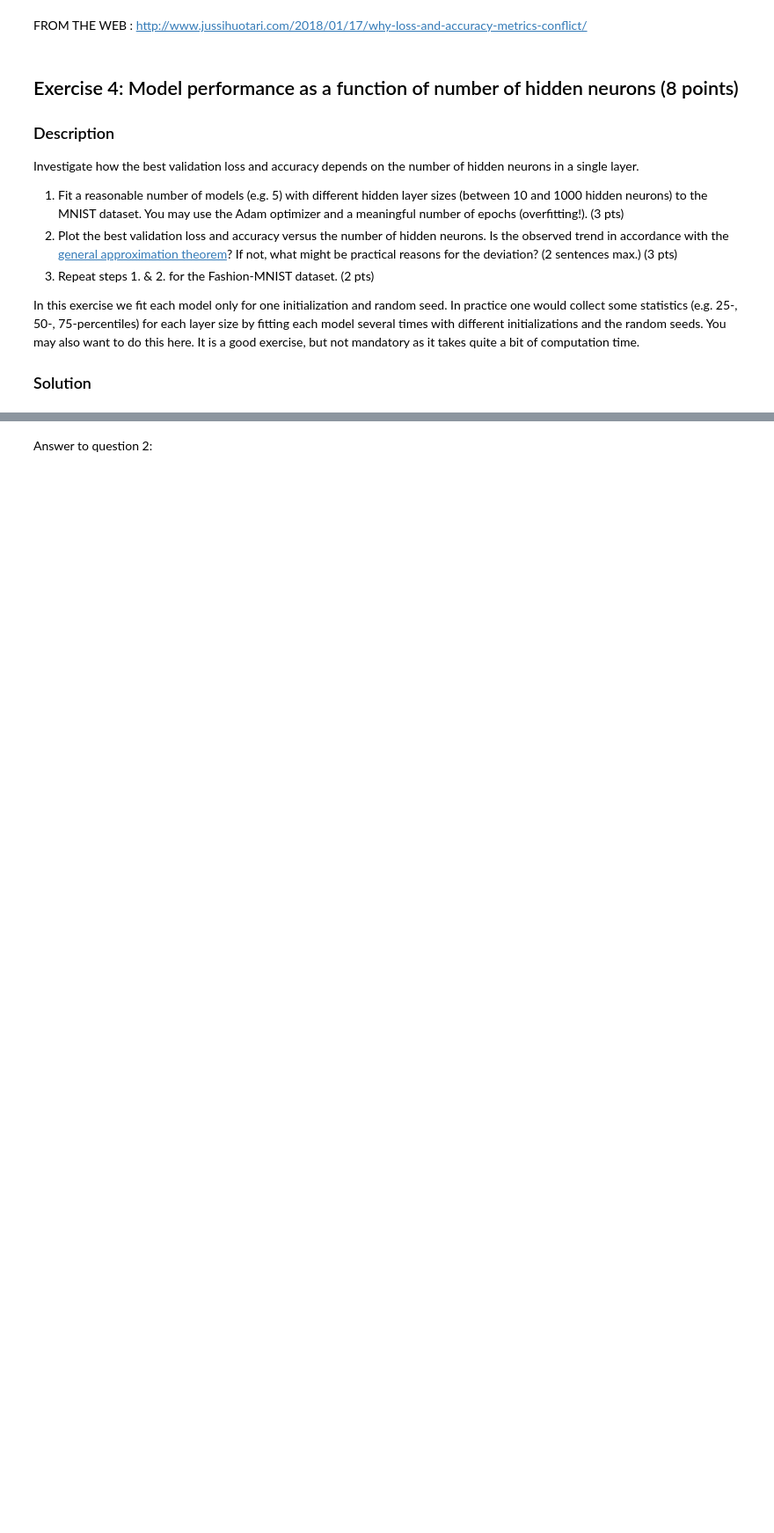
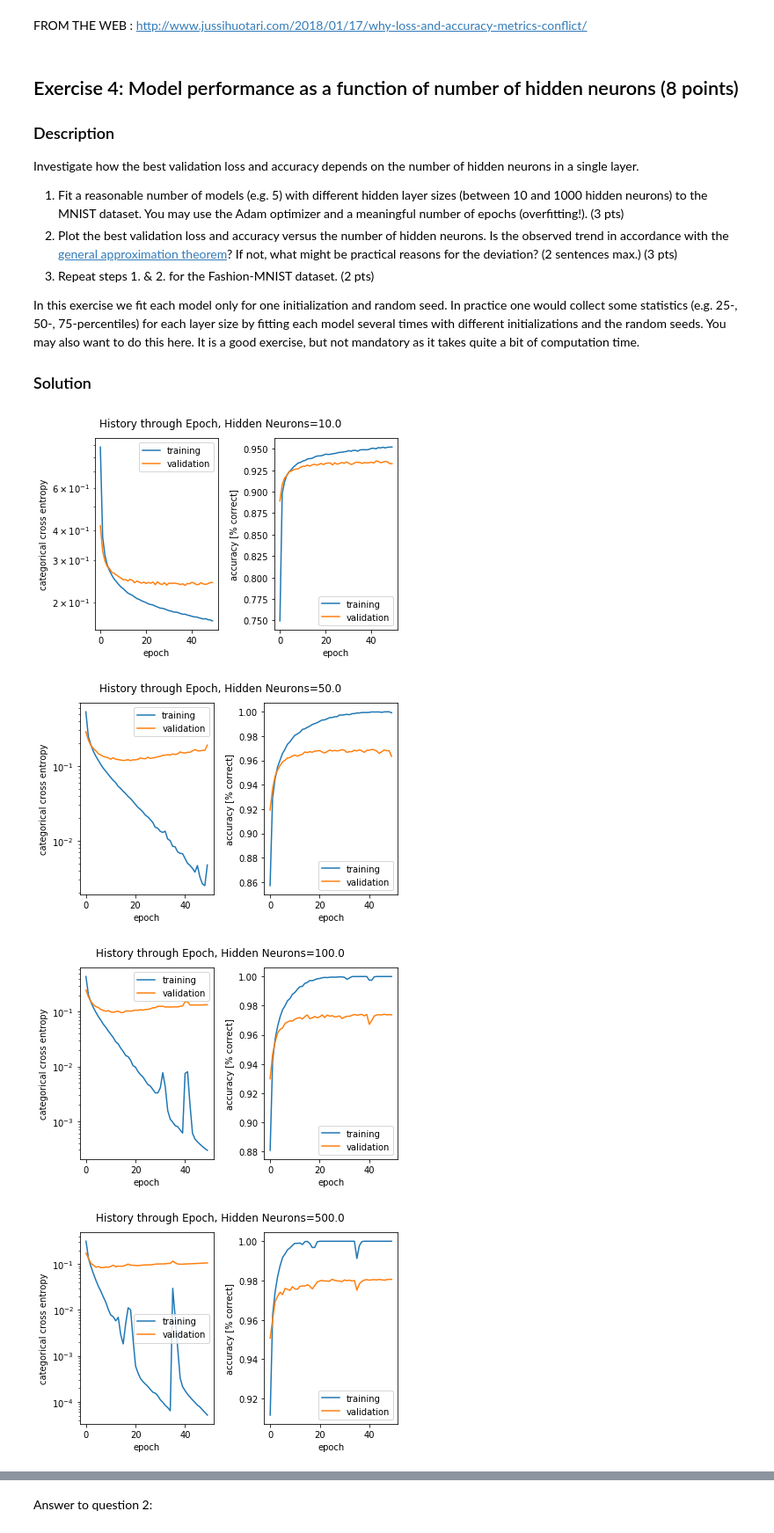
Before and after one commit to Guilhem74/EPFL_Artificial_Neural_Networks, a Jupyter notebook: miniproject1_ANN_Pi.ipynb, the cells around one changed output, grey strips where cells are left out. Shown at 88% size. Drawn from its saved outputs; the diff is of its cells as text; code cells hidden in the pictures; blank space fills up the shorter version.

```diff
--- a/miniproject1_ANN_Pi.ipynb
+++ b/miniproject1_ANN_Pi.ipynb
@@ -382,21 +393,26 @@ In this exercise we fit each model only for one initialization and random seed.
 # %%
 History_Hidden_neurons_Array= []
 Hidden_Neurons= [10,50,100,500,1000]
 for i in Hidden_Neurons:
     model_ex4 = Sequential([
-        Dense(Hidden_Neurons, input_shape=(784,)),
+        Dense(i, input_shape=(784,)),
         Activation('relu'),
         Dense(10),
         Activation('softmax'),
     ])
 
     sgd=keras.optimizers.Adam()
     model_ex4.compile(optimizer=sgd,
                   loss='categorical_crossentropy',
                   metrics=['accuracy'])
 
     history_hidden_neurons = model_ex4.fit(x_train, y_train,validation_split=0.30, epochs=50, batch_size = minibatch_size,verbose=0)
     History_Hidden_neurons_Array.append(history_hidden_neurons)
-for j in range(0,len(Lr_Range)) :
-    Title=  "History through Epoch, Lr=" + str(float(Hidden_Neurons[j]))
+for j in range(0,len(Hidden_Neurons)) :
+    Title=  "History through Epoch, Hidden Neurons=" + str(float(Hidden_Neurons[j]))
     plot_history(History_Hidden_neurons_Array[j],Title)
+# %% [output]
+[figure, added]
+[figure, added]
+[figure, added]
+[figure, added]
```
Also changed, not shown: parts of 9 cells of this notebook.
